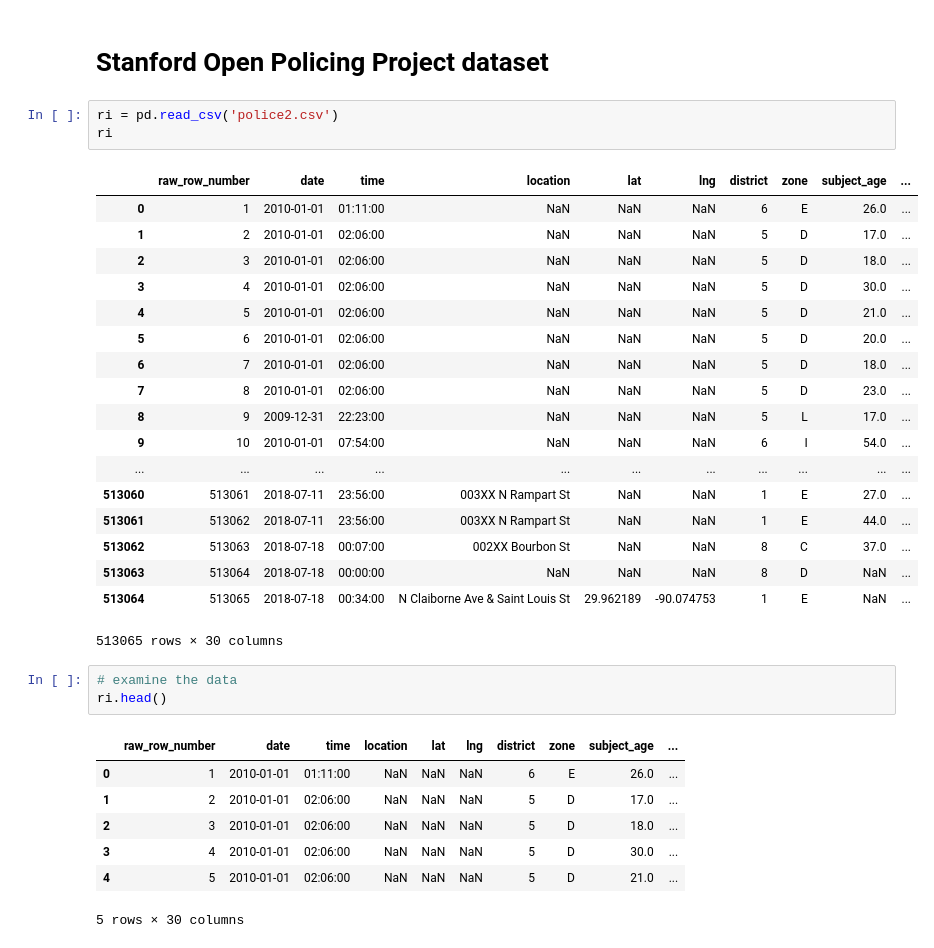
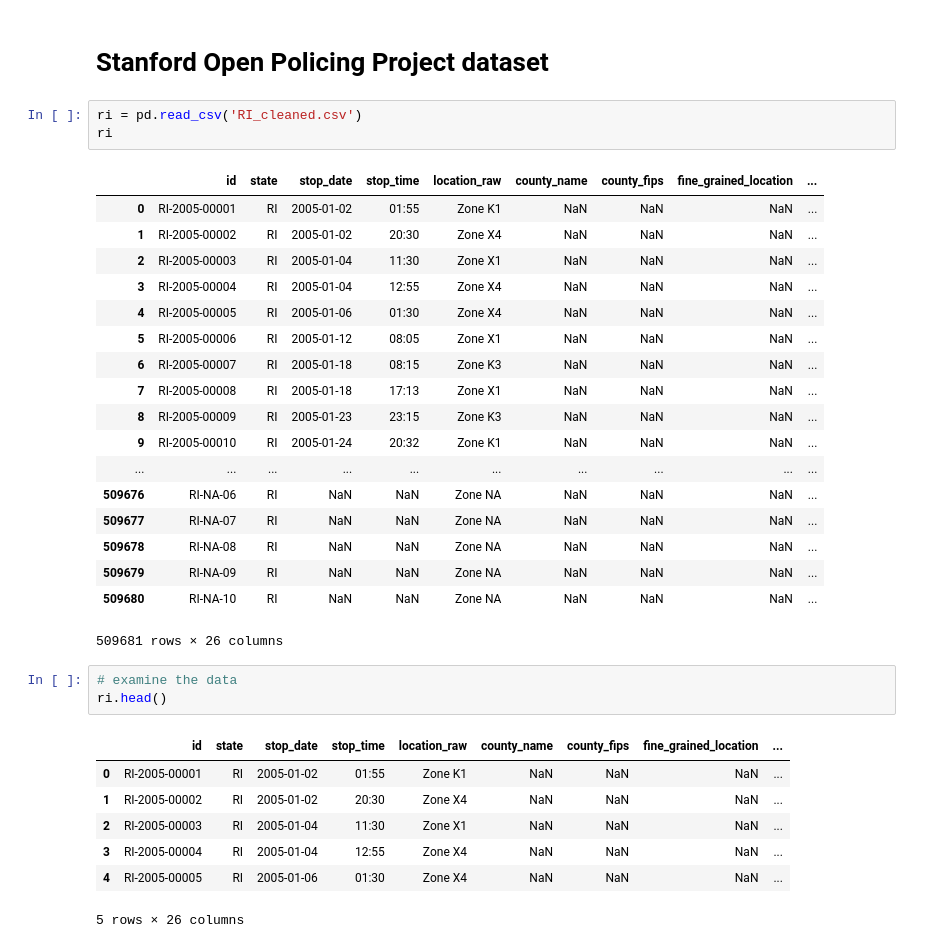
Before and after one commit to SANYAM1996/scatter-plotter, a Jupyter notebook: Datacamp/police_activity.ipynb, the cells around one changed output. Saved outputs shown, nothing was run; the diff lists cells and outputs as text.

```diff
--- a/Datacamp/police_activity.ipynb
+++ b/Datacamp/police_activity.ipynb
@@ -12,38 +12,38 @@ import numpy as np
 # %% [markdown]
 # Stanford Open Policing Project dataset
 # %%
-ri = pd.read_csv('police2.csv')
+ri = pd.read_csv('RI_cleaned.csv')
 ri
 # %% [output]
-|  | raw_row_number | date | time | location | lat | lng | district | zone | subject_age | ... |
-| 0 | 1 | 2010-01-01 | 01:11:00 | NaN | NaN | NaN | 6 | E | 26.0 | ... |
-| 1 | 2 | 2010-01-01 | 02:06:00 | NaN | NaN | NaN | 5 | D | 17.0 | ... |
-| 2 | 3 | 2010-01-01 | 02:06:00 | NaN | NaN | NaN | 5 | D | 18.0 | ... |
-| 3 | 4 | 2010-01-01 | 02:06:00 | NaN | NaN | NaN | 5 | D | 30.0 | ... |
-| 4 | 5 | 2010-01-01 | 02:06:00 | NaN | NaN | NaN | 5 | D | 21.0 | ... |
-| 5 | 6 | 2010-01-01 | 02:06:00 | NaN | NaN | NaN | 5 | D | 20.0 | ... |
-| 6 | 7 | 2010-01-01 | 02:06:00 | NaN | NaN | NaN | 5 | D | 18.0 | ... |
-| 7 | 8 | 2010-01-01 | 02:06:00 | NaN | NaN | NaN | 5 | D | 23.0 | ... |
-| 8 | 9 | 2009-12-31 | 22:23:00 | NaN | NaN | NaN | 5 | L | 17.0 | ... |
-| 9 | 10 | 2010-01-01 | 07:54:00 | NaN | NaN | NaN | 6 | I | 54.0 | ... |
-| ... | ... | ... | ... | ... | ... | ... | ... | ... | ... | ... |
-| 513060 | 513061 | 2018-07-11 | 23:56:00 | 003XX N Rampart St | NaN | NaN | 1 | E | 27.0 | ... |
-| 513061 | 513062 | 2018-07-11 | 23:56:00 | 003XX N Rampart St | NaN | NaN | 1 | E | 44.0 | ... |
-| 513062 | 513063 | 2018-07-18 | 00:07:00 | 002XX Bourbon St | NaN | NaN | 8 | C | 37.0 | ... |
-| 513063 | 513064 | 2018-07-18 | 00:00:00 | NaN | NaN | NaN | 8 | D | NaN | ... |
-| 513064 | 513065 | 2018-07-18 | 00:34:00 | N Claiborne Ave & Saint Louis St | 29.962189 | -90.074753 | 1 | E | NaN | ... |
+|  | id | state | stop_date | stop_time | location_raw | county_name | county_fips | fine_grained_location | ... |
+| 0 | RI-2005-00001 | RI | 2005-01-02 | 01:55 | Zone K1 | NaN | NaN | NaN | ... |
+| 1 | RI-2005-00002 | RI | 2005-01-02 | 20:30 | Zone X4 | NaN | NaN | NaN | ... |
+| 2 | RI-2005-00003 | RI | 2005-01-04 | 11:30 | Zone X1 | NaN | NaN | NaN | ... |
+| 3 | RI-2005-00004 | RI | 2005-01-04 | 12:55 | Zone X4 | NaN | NaN | NaN | ... |
+| 4 | RI-2005-00005 | RI | 2005-01-06 | 01:30 | Zone X4 | NaN | NaN | NaN | ... |
+| 5 | RI-2005-00006 | RI | 2005-01-12 | 08:05 | Zone X1 | NaN | NaN | NaN | ... |
+| 6 | RI-2005-00007 | RI | 2005-01-18 | 08:15 | Zone K3 | NaN | NaN | NaN | ... |
+| 7 | RI-2005-00008 | RI | 2005-01-18 | 17:13 | Zone X1 | NaN | NaN | NaN | ... |
+| 8 | RI-2005-00009 | RI | 2005-01-23 | 23:15 | Zone K3 | NaN | NaN | NaN | ... |
+| 9 | RI-2005-00010 | RI | 2005-01-24 | 20:32 | Zone K1 | NaN | NaN | NaN | ... |
+| ... | ... | ... | ... | ... | ... | ... | ... | ... | ... |
+| 509676 | RI-NA-06 | RI | NaN | NaN | Zone NA | NaN | NaN | NaN | ... |
+| 509677 | RI-NA-07 | RI | NaN | NaN | Zone NA | NaN | NaN | NaN | ... |
+| 509678 | RI-NA-08 | RI | NaN | NaN | Zone NA | NaN | NaN | NaN | ... |
+| 509679 | RI-NA-09 | RI | NaN | NaN | Zone NA | NaN | NaN | NaN | ... |
+| 509680 | RI-NA-10 | RI | NaN | NaN | Zone NA | NaN | NaN | NaN | ... |
-513065 rows × 30 columns
+509681 rows × 26 columns
 # %%
 # examine the data
 ri.head()
 # %% [output]
-|  | raw_row_number | date | time | location | lat | lng | district | zone | subject_age | ... |
-| 0 | 1 | 2010-01-01 | 01:11:00 | NaN | NaN | NaN | 6 | E | 26.0 | ... |
-| 1 | 2 | 2010-01-01 | 02:06:00 | NaN | NaN | NaN | 5 | D | 17.0 | ... |
-| 2 | 3 | 2010-01-01 | 02:06:00 | NaN | NaN | NaN | 5 | D | 18.0 | ... |
-| 3 | 4 | 2010-01-01 | 02:06:00 | NaN | NaN | NaN | 5 | D | 30.0 | ... |
-| 4 | 5 | 2010-01-01 | 02:06:00 | NaN | NaN | NaN | 5 | D | 21.0 | ... |
+|  | id | state | stop_date | stop_time | location_raw | county_name | county_fips | fine_grained_location | ... |
+| 0 | RI-2005-00001 | RI | 2005-01-02 | 01:55 | Zone K1 | NaN | NaN | NaN | ... |
+| 1 | RI-2005-00002 | RI | 2005-01-02 | 20:30 | Zone X4 | NaN | NaN | NaN | ... |
+| 2 | RI-2005-00003 | RI | 2005-01-04 | 11:30 | Zone X1 | NaN | NaN | NaN | ... |
+| 3 | RI-2005-00004 | RI | 2005-01-04 | 12:55 | Zone X4 | NaN | NaN | NaN | ... |
+| 4 | RI-2005-00005 | RI | 2005-01-06 | 01:30 | Zone X4 | NaN | NaN | NaN | ... |
-5 rows × 30 columns
+5 rows × 26 columns
 # %%
 ri.isnull().sum()
 # %% [output]
```
Also changed, not shown: parts of 47 cells of this notebook.
